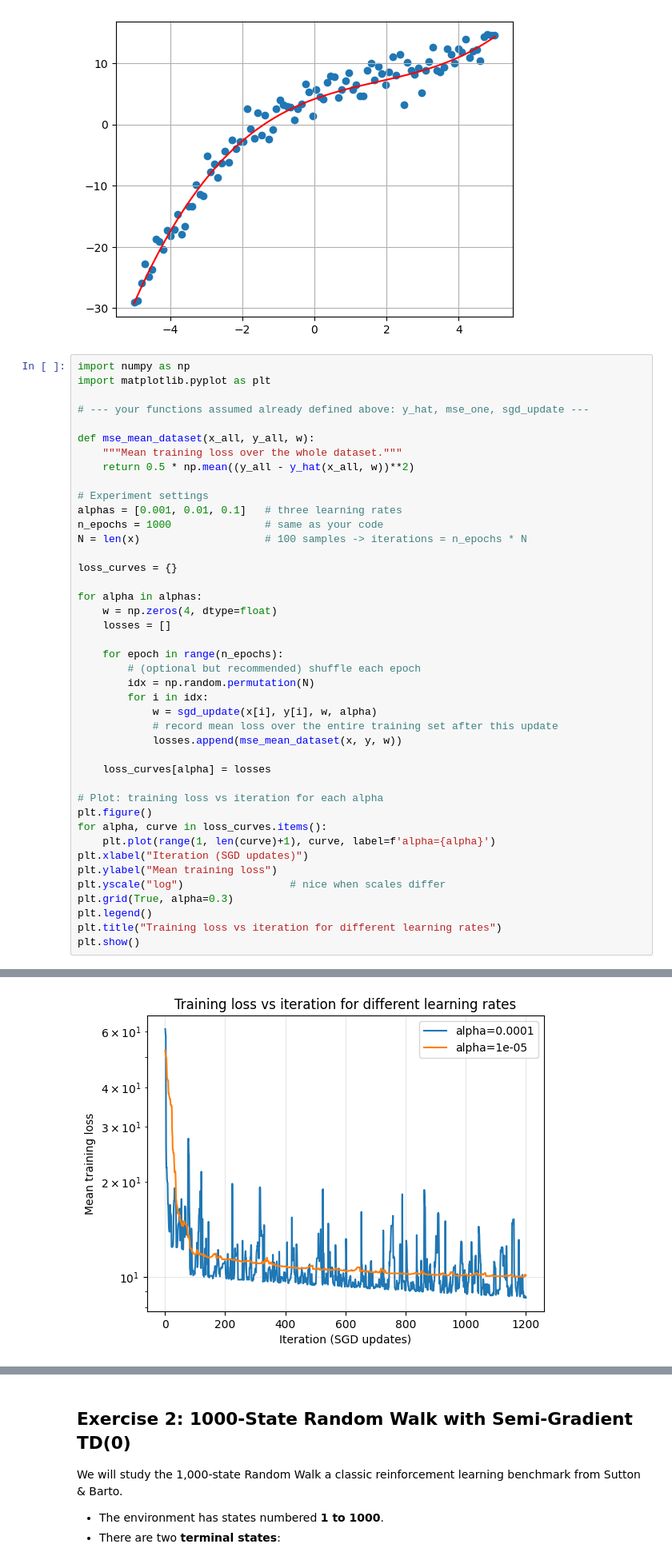
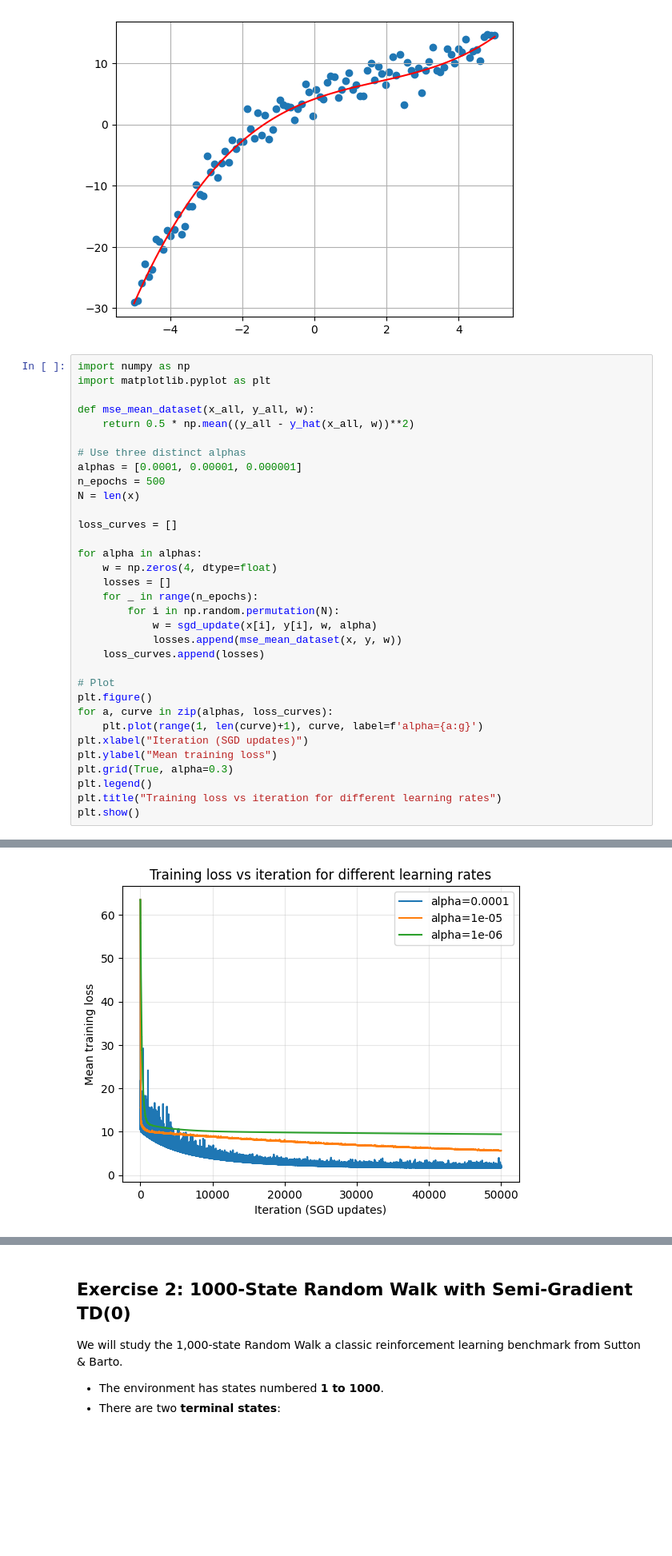
Before and after one commit to JuanCarlos-TiqueRangel/Reinforcement_Learning, a Jupyter notebook: lab5_approximation.ipynb, the cells around one changed output, grey strips where cells are left out. Shown at 80% size. Saved outputs shown, nothing was run; the diff lists cells and outputs as text; blank space fills up the shorter version.

```diff
--- a/lab5_approximation.ipynb
+++ b/lab5_approximation.ipynb
@@ -178,40 +178,31 @@ Loss:  [2.89669814e-02 4.24884662e-01 2.83709083e-01 3.38776370e+00
 import numpy as np
 import matplotlib.pyplot as plt
 
-# --- your functions assumed already defined above: y_hat, mse_one, sgd_update ---
-
 def mse_mean_dataset(x_all, y_all, w):
-    """Mean training loss over the whole dataset."""
     return 0.5 * np.mean((y_all - y_hat(x_all, w))**2)
 
-# Experiment settings
-alphas = [0.001, 0.01, 0.1]   # three learning rates
-n_epochs = 1000               # same as your code
-N = len(x)                    # 100 samples -> iterations = n_epochs * N
+# Use three distinct alphas
+alphas = [0.0001, 0.00001, 0.000001]
+n_epochs = 500
+N = len(x)
 
-loss_curves = {}
+loss_curves = []
 
 for alpha in alphas:
     w = np.zeros(4, dtype=float)
     losses = []
+    for _ in range(n_epochs):
+        for i in np.random.permutation(N):
+            w = sgd_update(x[i], y[i], w, alpha)
+            losses.append(mse_mean_dataset(x, y, w))
+    loss_curves.append(losses)
 
-    for epoch in range(n_epochs):
-        # (optional but recommended) shuffle each epoch
-        idx = np.random.permutation(N)
-        for i in idx:
-            w = sgd_update(x[i], y[i], w, alpha)
-            # record mean loss over the entire training set after this update
-            losses.append(mse_mean_dataset(x, y, w))
-
-    loss_curves[alpha] = losses
-
-# Plot: training loss vs iteration for each alpha
+# Plot
 plt.figure()
-for alpha, curve in loss_curves.items():
-    plt.plot(range(1, len(curve)+1), curve, label=f'alpha={alpha}')
+for a, curve in zip(alphas, loss_curves):
+    plt.plot(range(1, len(curve)+1), curve, label=f'alpha={a:g}')
 plt.xlabel("Iteration (SGD updates)")
 plt.ylabel("Mean training loss")
-plt.yscale("log")                 # nice when scales differ
 plt.grid(True, alpha=0.3)
 plt.legend()
 plt.title("Training loss vs iteration for different learning rates")
@@ -222 +211 @@ alpha=1e-05: first 5 losses -> [52.39950653 51.06647291 49.74142218 49.51894935
-[figure, old version]
+[figure, new version]
```
Also changed, not shown: parts of 9 cells of this notebook, 3 other files.
